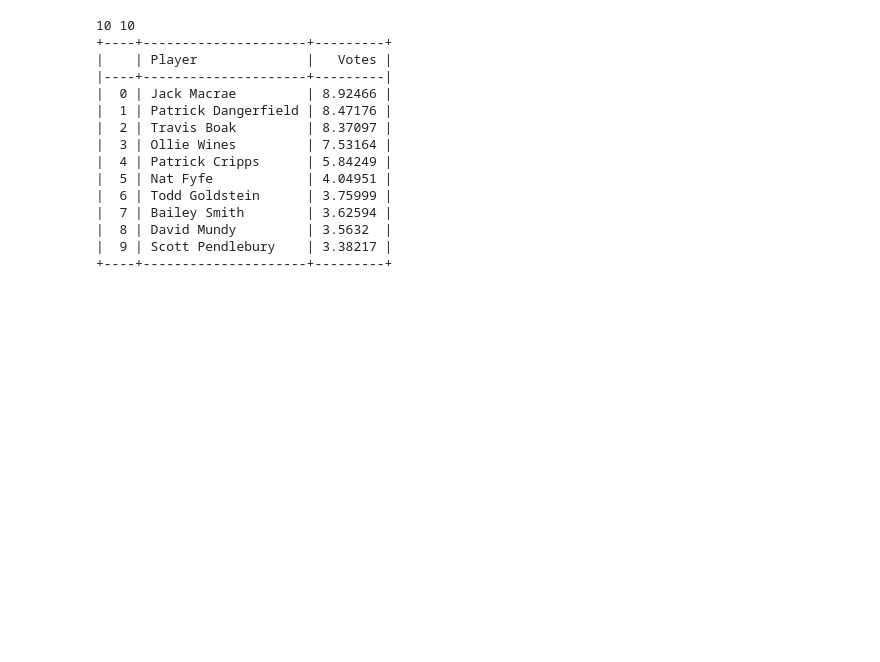
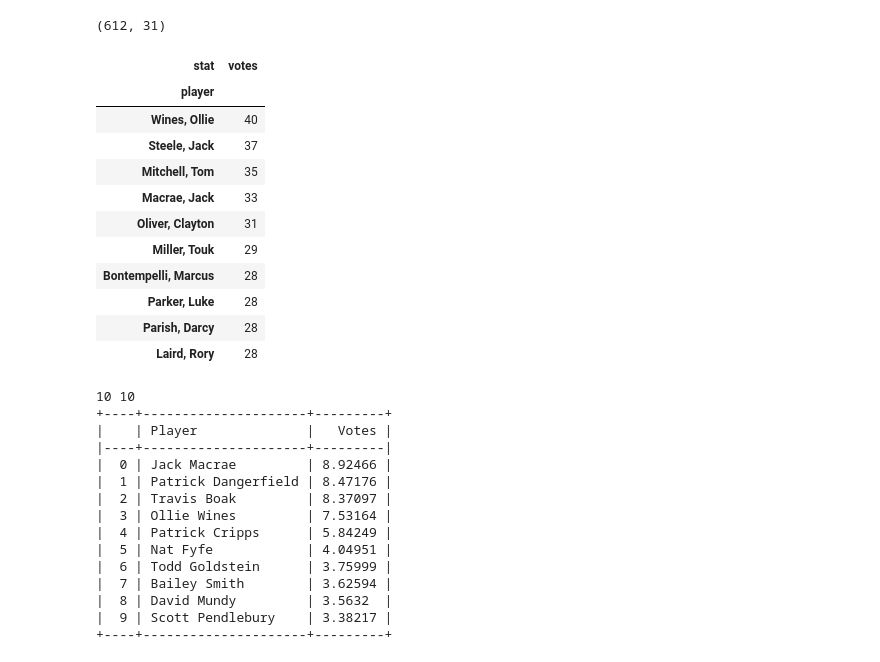
Before and after one commit to HarryGoodman/GoodmanDennisML, a Jupyter notebook: AFL/Brownlow Prediction/MLP_Brownlow.ipynb, the cells around one changed output. Saved outputs shown, nothing was run; the diff lists cells and outputs as text; code cells hidden in the pictures; blank space fills up the shorter version.

```diff
--- a/AFL/Brownlow Prediction/MLP_Brownlow.ipynb
+++ b/AFL/Brownlow Prediction/MLP_Brownlow.ipynb
@@ -279,0 +259,2 @@ g2
+# %%
+df_2021['game_weight'] = pred_2021
@@ -280,3 +296,41 @@ g2
+# %%
+list_sets = []
+
+for row in df_2021[['team', 'opponents', 'round']].iterrows():
+
+    team, opponent, r = row[1]['team'], row[1]['opponents'], str(row[1]['round'])
+    ls = [team, opponent, r]
+    ls.sort()
+
+    list_sets.append('_'.join(ls))
+# %%
+df_2021['game_id'] = list_sets
+# %%
+games = []
+for  game  in df_2021.groupby('game_id'):
+    game_df = game[1].nlargest(n=3, columns='game_weight')
+    game_df['votes'] = [3,2,1]
+    games.append(game_df)
+
+game_df = pd.concat(games, axis=0)
+game_df.shape
+# %% [output]
+(612, 31)
+# %%
+game_df[['player', 'votes']].groupby('player').sum().sort_values('votes', ascending=False).head(10)
+# %% [output]
+| stat | votes |
+| player |  |
+| Wines, Ollie | 40 |
+| Steele, Jack | 37 |
+| Mitchell, Tom | 35 |
+| Macrae, Jack | 33 |
+| Oliver, Clayton | 31 |
+| Miller, Touk | 29 |
+| Bontempelli, Marcus | 28 |
+| Parker, Luke | 28 |
+| Parish, Darcy | 28 |
+| Laird, Rory | 28 |
 # %%
 from tabulate import tabulate
 names_all = [i[0] for i in g2]
```
Also changed, not shown: parts of 36 cells of this notebook.
